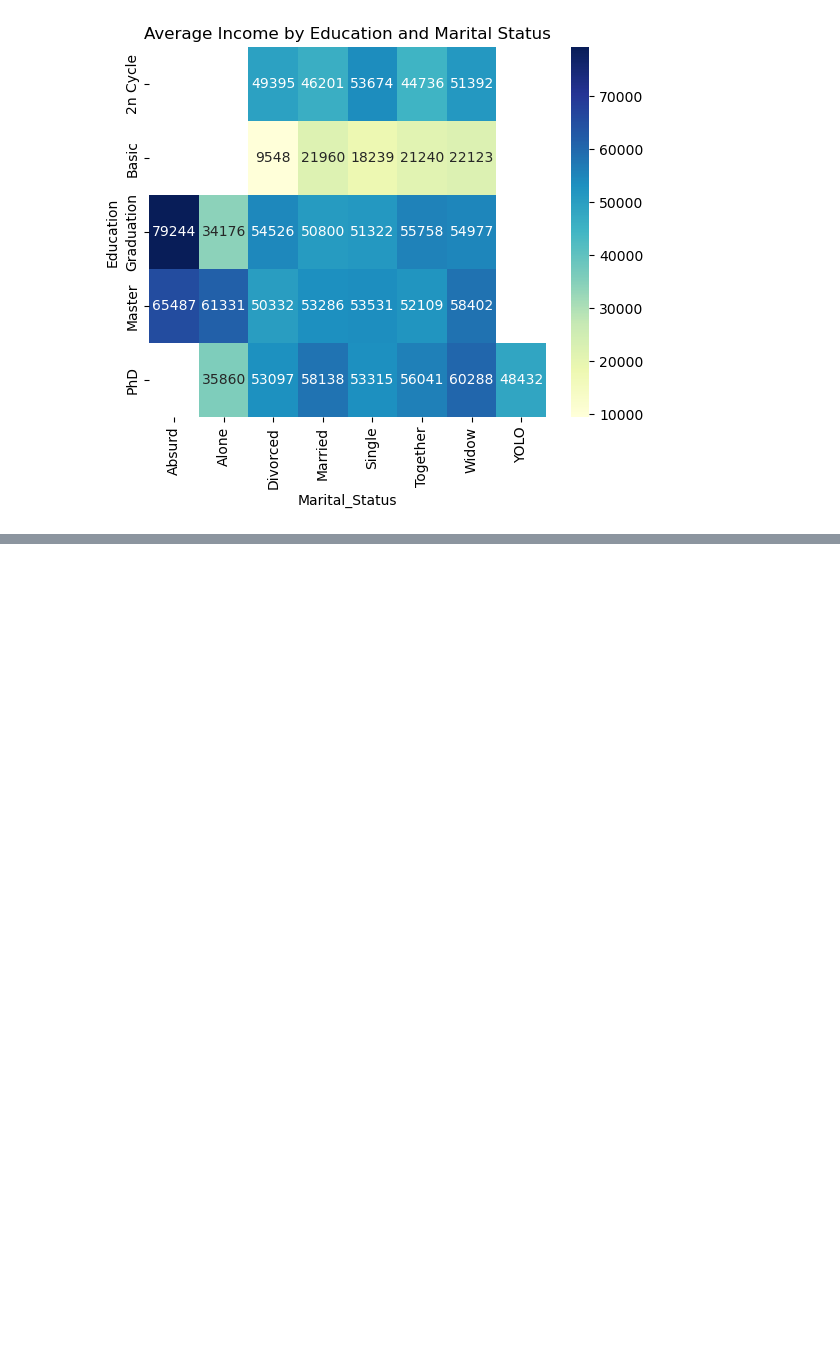
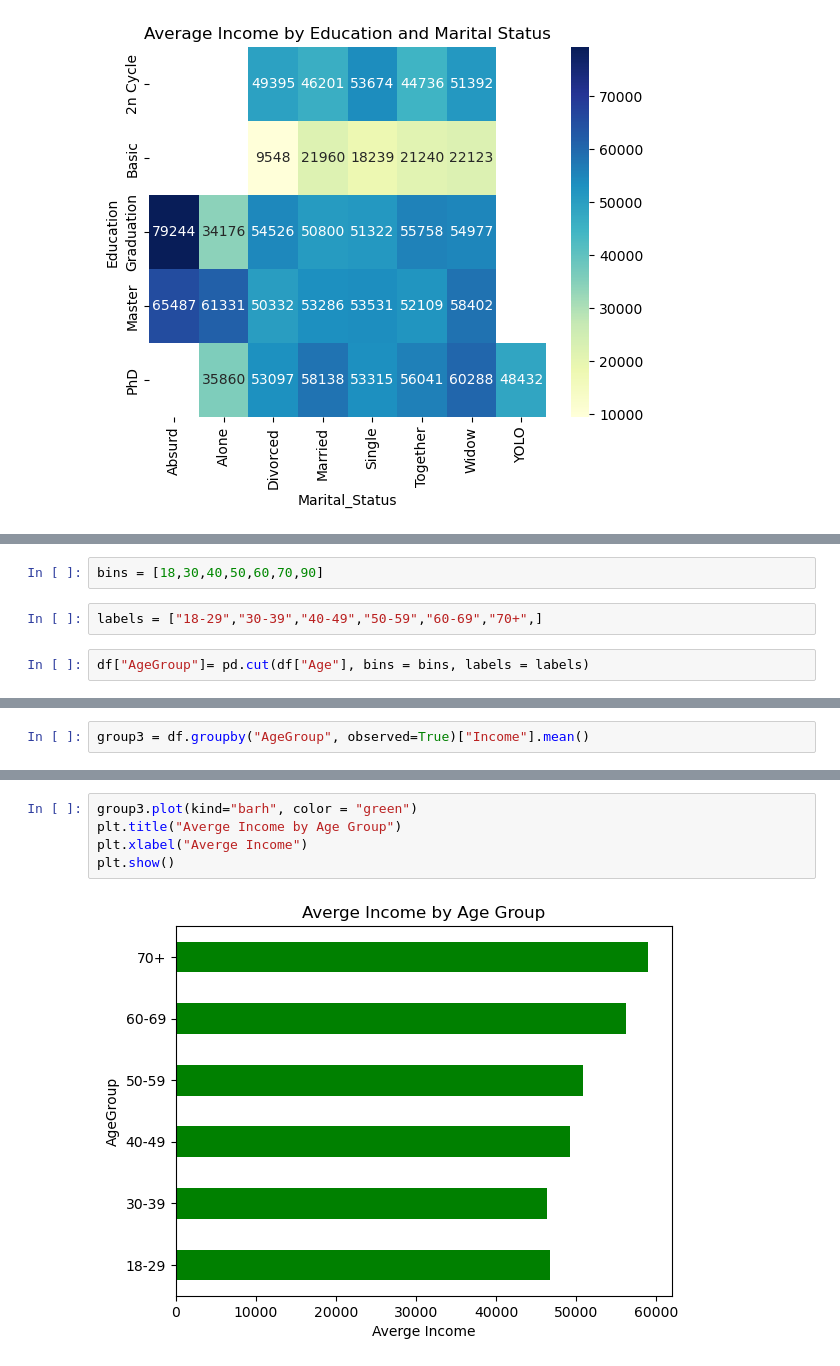
Before and after one commit to AdityaDev-17/Customer-Segmentation-Retention-Analysis, a Jupyter notebook: CustomerSegmentation.ipynb, the cells around one changed output, grey strips where cells are left out. Saved outputs shown, nothing was run; the diff lists cells and outputs as text; blank space fills up the shorter version.

```diff
--- a/CustomerSegmentation.ipynb
+++ b/CustomerSegmentation.ipynb
@@ -322,0 +381,6 @@ KeyError: 'Column not found: Total_Spending'
+# %%
+bins = [18,30,40,50,60,70,90]
+# %%
+labels = ["18-29","30-39","40-49","50-59","60-69","70+",]
+# %%
+df["AgeGroup"]= pd.cut(df["Age"], bins = bins, labels = labels)
@@ -322,0 +403,2 @@ KeyError: 'Column not found: Total_Spending'
+# %%
+group3 = df.groupby("AgeGroup", observed=True)["Income"].mean()
@@ -322,0 +416,7 @@ KeyError: 'Column not found: Total_Spending'
+# %%
+group3.plot(kind="barh", color = "green")
+plt.title("Averge Income by Age Group")
+plt.xlabel("Averge Income")
+plt.show()
+# %% [output]
+[figure, added]
```
Also changed, not shown: parts of 42 cells of this notebook.
